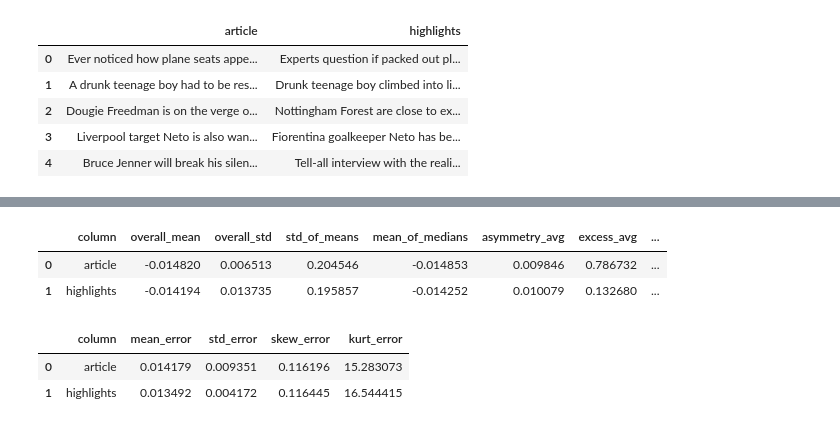
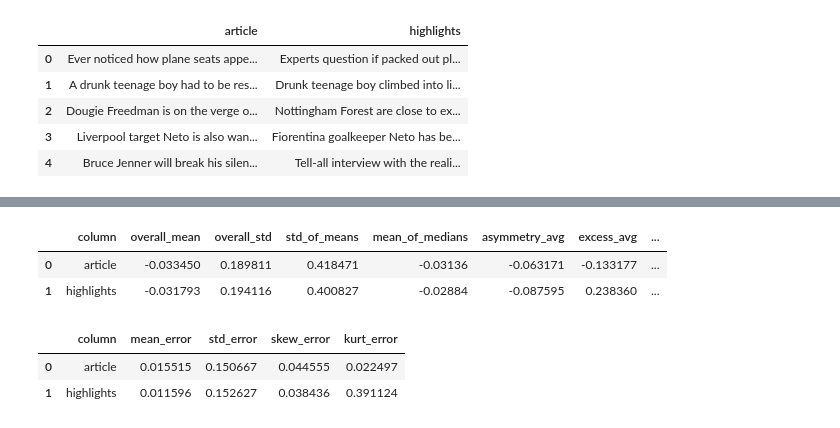
Before and after one commit to syhennie/data-quality-process, a Jupyter notebook: v2/features.ipynb, the cells around one changed output, grey strips where cells are left out. Cells and saved outputs as stored; diff of their text form; code cells hidden in the pictures.

Commit message:
Implemented CTGAN using vectors for training

```diff
--- a/v2/features.ipynb
+++ b/v2/features.ipynb
@@ -47,8 +49,8 @@ from gensim.utils import simple_preprocess
 
 model = FastText.load("../fasttext_lee_background")
 
-MAX_TOKENS_PER_ENTRY = 16
-VECTOR_SIZE = 300
+MAX_TOKENS_PER_ENTRY = 10
+VECTOR_SIZE = 64
 
 def vectorise_entries(entries):
     features = []
@@ -66,9 +68,7 @@ def vectorise_entries(entries):
 def decode_row(row):
     entry = ""
     for i in range(MAX_TOKENS_PER_ENTRY):
-        vectorised_token = []
-        for j in range(i * VECTOR_SIZE, (i + 1) * VECTOR_SIZE + 1):
-            vectorised_token.append(row.iloc(j))
+        vectorised_token = row[i * VECTOR_SIZE:(i + 1) * VECTOR_SIZE]
         most_similar_words = model.wv.similar_by_vector(vectorised_token, topn=5)
         for word, _ in most_similar_words:
             if str(word).isalnum():
@@ -93,10 +98,11 @@ for column in df_sample.columns:
 
     column_df = pd.DataFrame(vectorised_entries)
     metadata = Metadata.detect_from_dataframe(column_df)
-    synthesizer = CTGANSynthesizer(metadata, )
+    synthesizer = CTGANSynthesizer(metadata)
     synthesizer.fit(column_df)
 
-    synthetic_data = synthesizer.sample(num_rows=10)
-    df_result[column] = synthetic_data.apply(decode_row, axis=1)
+    synthetic_data = synthesizer.sample(num_rows=1000).values
+    result = np.apply_along_axis(decode_row, 1, synthetic_data)
+    df_result[column] = result
 
 df_result
@@ -164,43 +166,48 @@ def get_vectorised_entries(entries):
 summary_stats = []
 features_data = []
 
-df_sample = df.sample(1000)
-
 for column in df_sample.columns:
     entries = [x for x in df_sample[column]]
     features = get_vectorised_entries(entries)
+    vectorised_entries = vectorise_entries(entries)
 
     # Features-based metrics
+    #
+    # mean = np.mean(features, axis=0)
+    # standard_deviation = np.std(features, axis=0)
+    # median = np.median(features, axis=0)
+    # asymmetry = stats.skew(features, axis=0)
+    # excess = stats.kurtosis(features, axis=0)
 
-    mean = np.mean(features, axis=0)
-    standard_deviation = np.std(features, axis=0)
-    median = np.median(features, axis=0)
-    asymmetry = stats.skew(features, axis=0)
-    excess = stats.kurtosis(features, axis=0)
+    mean = np.mean(vectorised_entries, axis=0)
+    standard_deviation = np.std(vectorised_entries, axis=0)
+    median = np.median(vectorised_entries, axis=0)
+    asymmetry = stats.skew(vectorised_entries, axis=0)
+    excess = stats.kurtosis(vectorised_entries, axis=0)
 
     summary_stats.append({
         'column': column,
         'overall_mean': np.mean(mean),
         'overall_std': np.mean(standard_deviation),
         'std_of_means': np.std(mean),
         'mean_of_medians': np.mean(median),
         'asymmetry_avg': np.mean(asymmetry),
         'excess_avg': np.mean(excess),
         'n_entries': len(entries),
-        'vector_dim': features.shape[1]
+        'vector_dim': vectorised_entries.shape[1]
     })
 
     features_data.append({
             'column': column,
             'vectors': features
         })
 
 summary_df = pd.DataFrame(summary_stats)
 summary_df
 # %% [output]
 |  | column | overall_mean | overall_std | std_of_means | mean_of_medians | asymmetry_avg | excess_avg | ... |
-| 0 | article | -0.014820 | 0.006513 | 0.204546 | -0.014853 | 0.009846 | 0.786732 | ... |
-| 1 | highlights | -0.014194 | 0.013735 | 0.195857 | -0.014252 | 0.010079 | 0.132680 | ... |
+| 0 | article | -0.033450 | 0.189811 | 0.418471 | -0.03136 | -0.063171 | -0.133177 | ... |
+| 1 | highlights | -0.031793 | 0.194116 | 0.400827 | -0.02884 | -0.087595 | 0.238360 | ... |
 # %%
 def validate_synthetic_data(original_stats, synthetic_data):
     validation_results = []
@@ -239,15 +246,11 @@ def validate_synthetic_data(original_stats, synthetic_data):
 
     return pd.DataFrame(validation_results)
 # %%
-methods = ['statistical_adjustment']
-results = {}
-
-synthetic_data = synthesizer.sample(num_rows=1000)
-validation_df = validate_synthetic_data(summary_df, synthetic_data)
+validation_df = validate_synthetic_data(summary_df, df_result)
 
 validation_df[['column', 'mean_error', 'std_error', 'skew_error', 'kurt_error']]
 # print(validation_df[['column', 'mean_error', 'std_error', 'skew_error', 'kurt_error']])
 # %% [output]
 |  | column | mean_error | std_error | skew_error | kurt_error |
-| 0 | article | 0.014179 | 0.009351 | 0.116196 | 15.283073 |
-| 1 | highlights | 0.013492 | 0.004172 | 0.116445 | 16.544415 |
+| 0 | article | 0.015515 | 0.150667 | 0.044555 | 0.022497 |
+| 1 | highlights | 0.011596 | 0.152627 | 0.038436 | 0.391124 |
```
Also changed, not shown: parts of 7 cells of this notebook.
